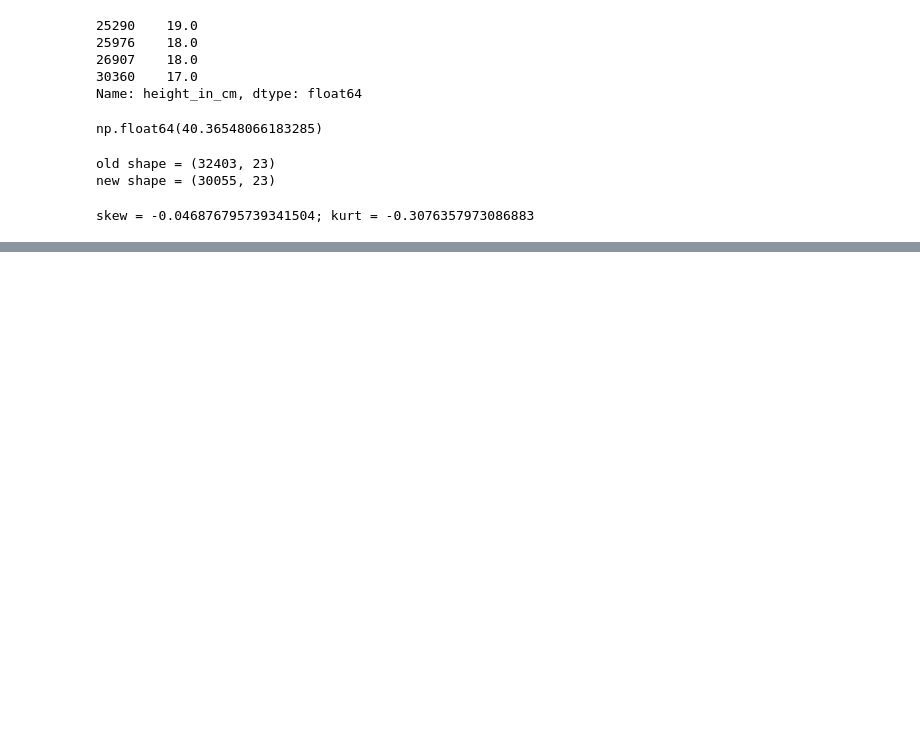
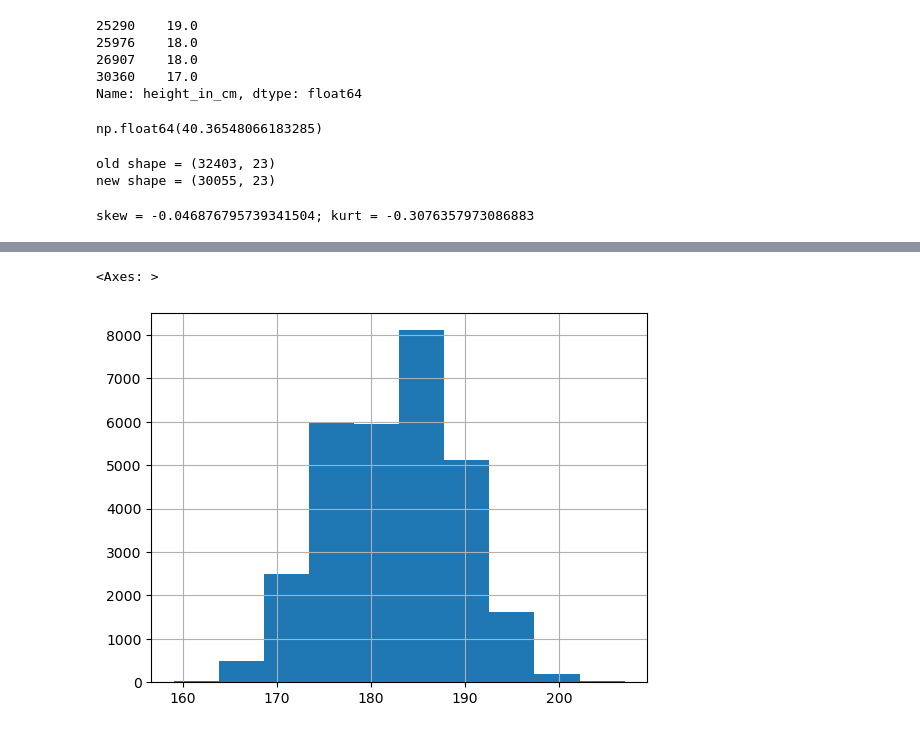
Before and after one commit to nkmwicz/python-classwork2025f, a Jupyter notebook: 7.1-uni-stats.ipynb, the cells around one changed output, grey strips where cells are left out. Saved outputs shown, nothing was run; the diff lists cells and outputs as text; code cells hidden in the pictures; blank space fills up the shorter version.

```diff
--- a/7.1-uni-stats.ipynb
+++ b/7.1-uni-stats.ipynb
@@ -155,0 +204,5 @@ DF shape = (30055, 23)
+# %%
+df["height_in_cm"].hist()
+# %% [output]
+<Axes: >
+[figure, added]
```
Also changed, not shown: parts of 11 cells of this notebook, 2 other files.
